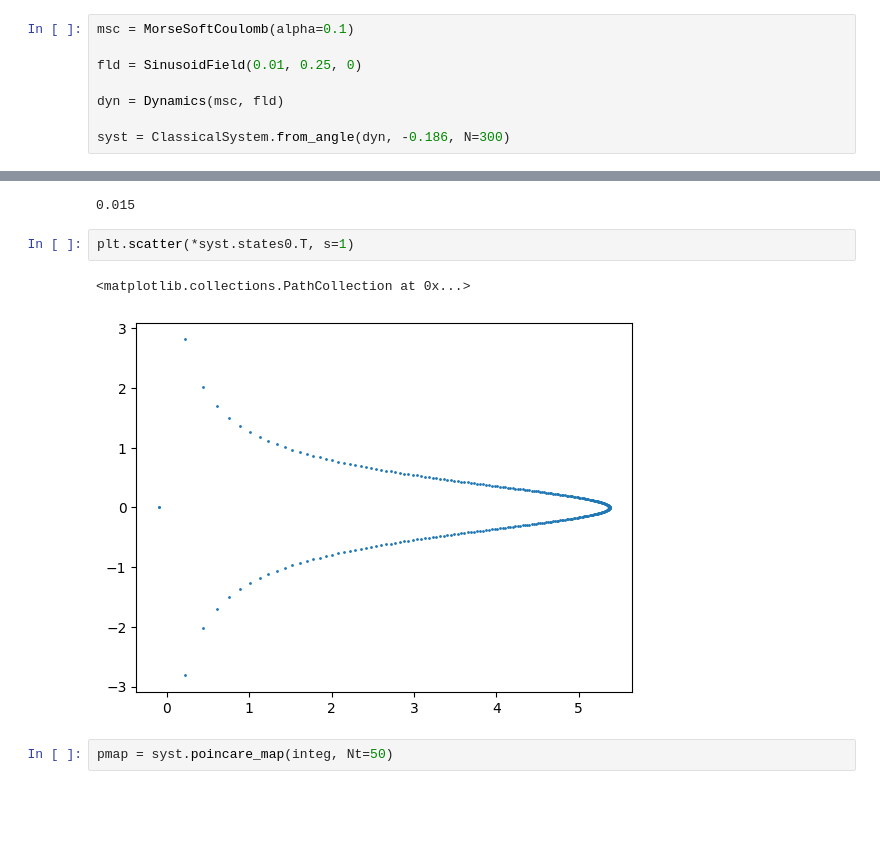
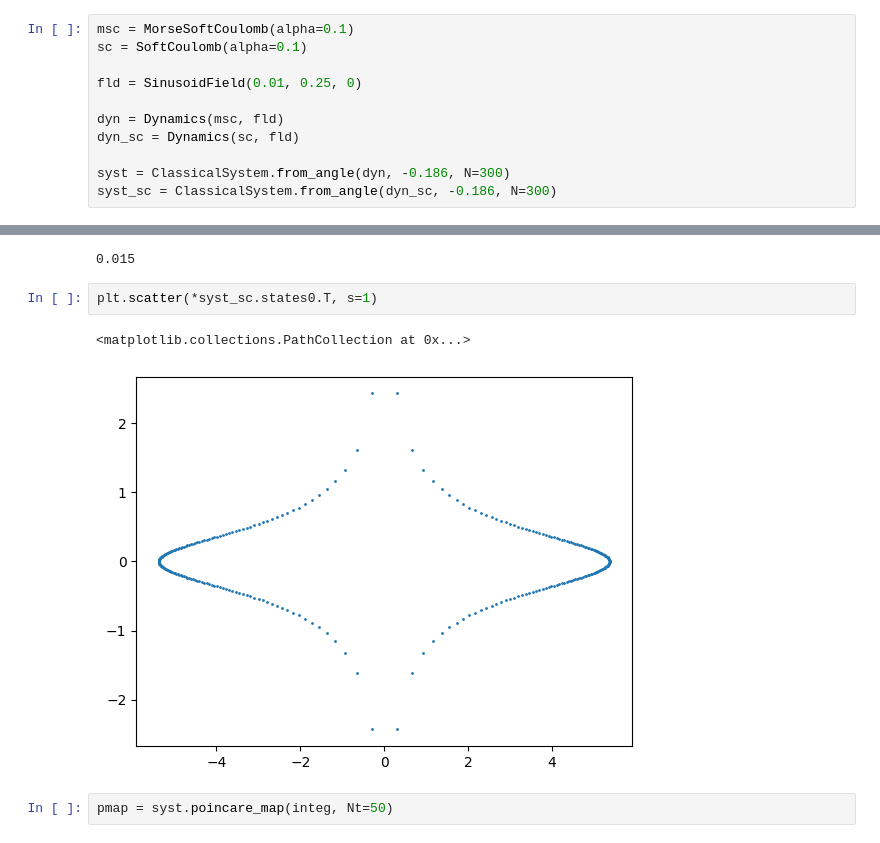
Before and after one commit to Gabriel-Amici/MorseCoulomb, a Jupyter notebook: notebooks/development/classes/dynamics_tests.ipynb, the cells around one changed output, grey strips where cells are left out. Drawn from its saved outputs; the diff is of its cells as text; blank space fills up the shorter version.

```diff
--- a/notebooks/development/classes/dynamics_tests.ipynb
+++ b/notebooks/development/classes/dynamics_tests.ipynb
@@ -295,12 +295,15 @@ plt.plot((np.sign(traj.momentum)*traj.angle)[0])
 [figure]
 # %%
 msc = MorseSoftCoulomb(alpha=0.1)
+sc = SoftCoulomb(alpha=0.1)
 
 fld = SinusoidField(0.01, 0.25, 0)
 
 dyn = Dynamics(msc, fld)
+dyn_sc = Dynamics(sc, fld)
 
 syst = ClassicalSystem.from_angle(dyn, -0.186, N=300)
+syst_sc = ClassicalSystem.from_angle(dyn_sc, -0.186, N=300)
 # %%
 fld.amplitude = 0.015
 # %%
@@ -308,10 +311,10 @@ dyn.field.amplitude
 # %% [output]
 0.015
 # %%
-plt.scatter(*syst.states0.T, s=1)
+plt.scatter(*syst_sc.states0.T, s=1)
 # %% [output]
 <matplotlib.collections.PathCollection at 0x...>
-[figure, old version]
+[figure, new version]
 # %%
 pmap = syst.poincare_map(integ, Nt=50)
 # %%
```
Also changed, not shown: parts of 6 cells of this notebook, 2 other files.
